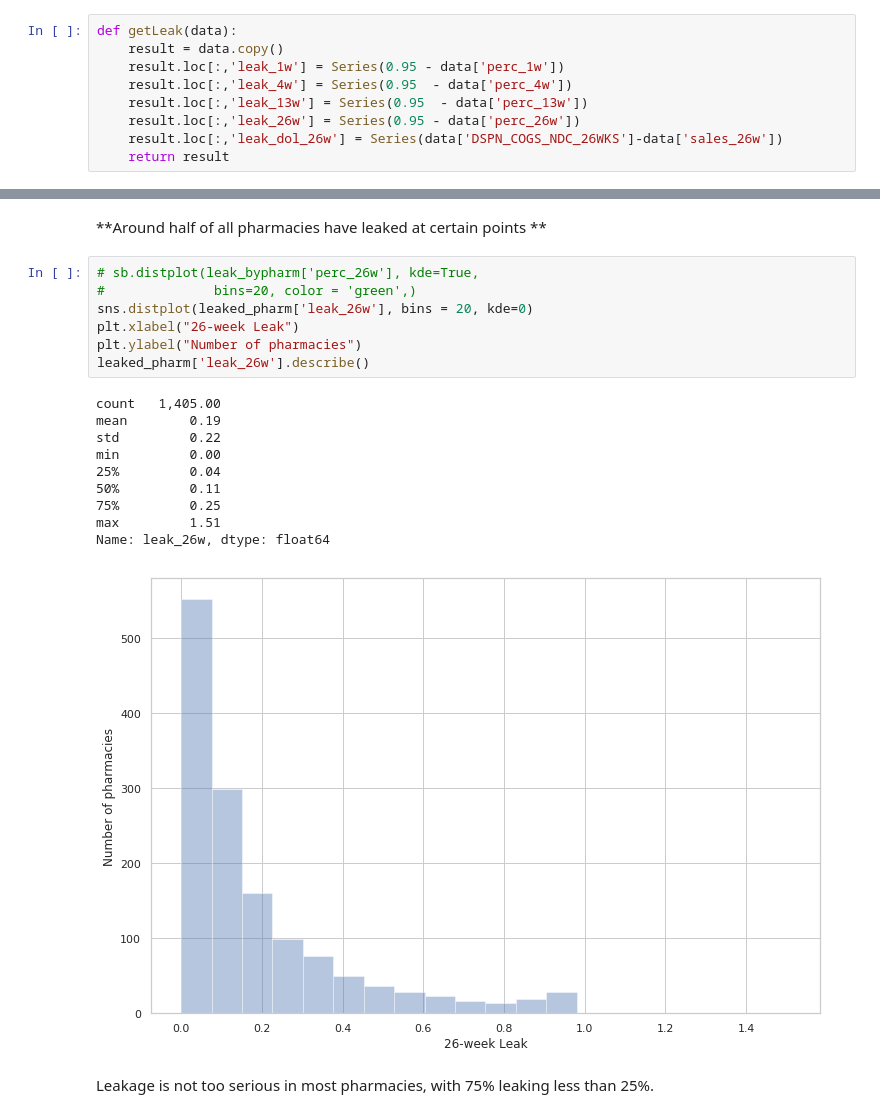
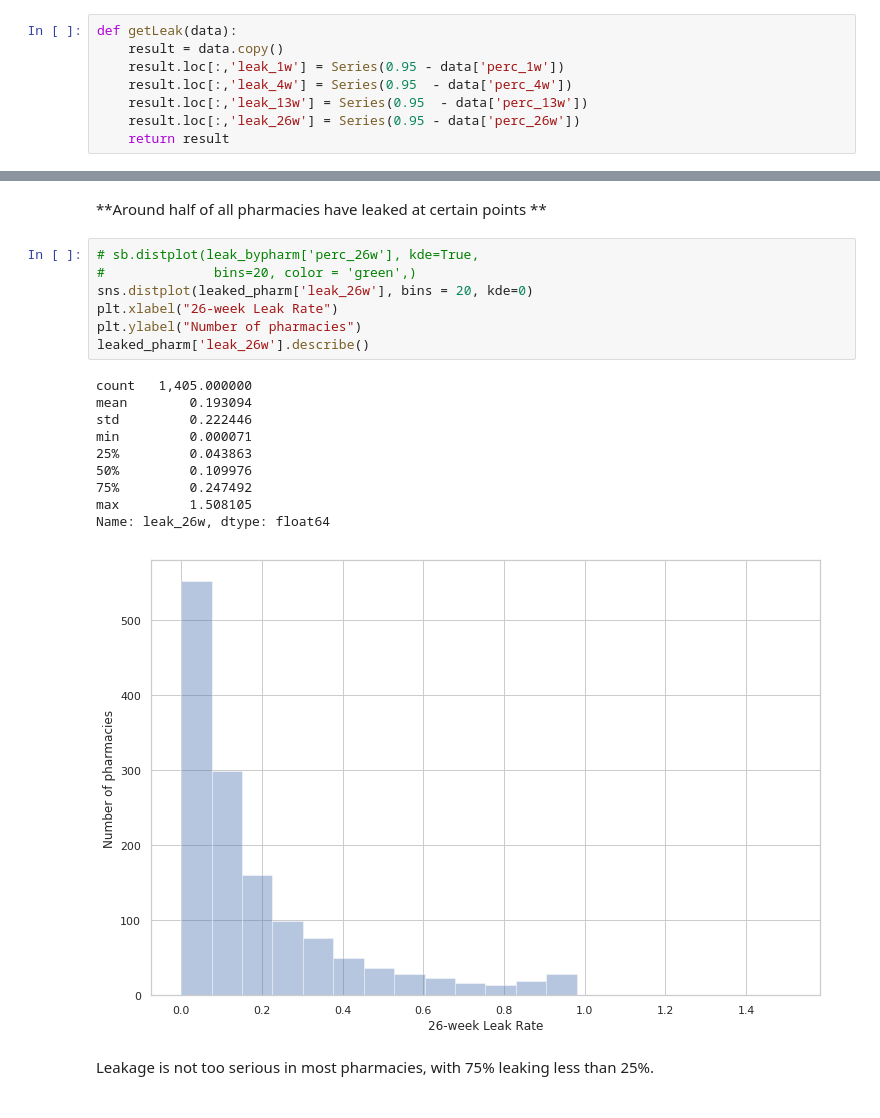
Before and after one commit to LinhHoang8997/AmerisourceBergen---Analytics-Challenge, a Jupyter notebook: notebooks/ABDC - Analytics Challenge - Revisited.ipynb, the cells around one changed output, grey strips where cells are left out. Cells and saved outputs as stored; diff of their text form.

```diff
--- a/notebooks/ABDC - Analytics Challenge - Revisited.ipynb
+++ b/notebooks/ABDC - Analytics Challenge - Revisited.ipynb
@@ -179,7 +175,6 @@ def getLeak(data):
     result.loc[:,'leak_4w'] = Series(0.95  - data['perc_4w'])
     result.loc[:,'leak_13w'] = Series(0.95  - data['perc_13w'])
     result.loc[:,'leak_26w'] = Series(0.95 - data['perc_26w'])
-    result.loc[:,'leak_dol_26w'] = Series(data['DSPN_COGS_NDC_26WKS']-data['sales_26w'])
     return result
 # %%
 def getLeakDol(data):
@@ -381,21 +402,21 @@ print("{:.4}% of pharmacies bought less than 95% of what they dispensed from ABD
 # %%
 # sb.distplot(leak_bypharm['perc_26w'], kde=True,
 #              bins=20, color = 'green',)
 sns.distplot(leaked_pharm['leak_26w'], bins = 20, kde=0)
-plt.xlabel("26-week Leak")
+plt.xlabel("26-week Leak Rate")
 plt.ylabel("Number of pharmacies")
 leaked_pharm['leak_26w'].describe()
 # %% [output]
-count   1,405.00
-mean        0.19
-std         0.22
-min         0.00
-25%         0.04
-50%         0.11
-75%         0.25
-max         1.51
+count   1,405.000000
+mean        0.193094
+std         0.222446
+min         0.000071
+25%         0.043863
+50%         0.109976
+75%         0.247492
+max         1.508105
 Name: leak_26w, dtype: float64
-[figure, old version]
+[figure, new version]
 # %% [markdown]
 Leakage is not too serious in most pharmacies, with 75% leaking less than 25%.
 # %% [markdown]
```
Also changed, not shown: parts of 28 cells of this notebook, 1 other file.
